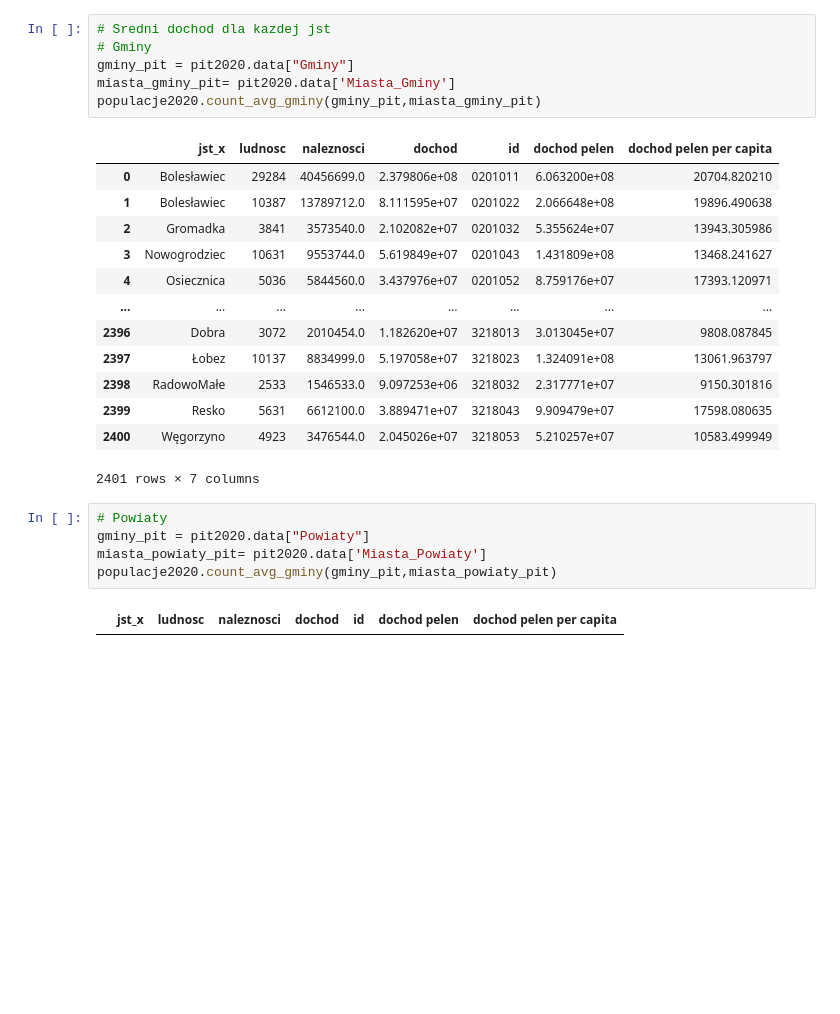
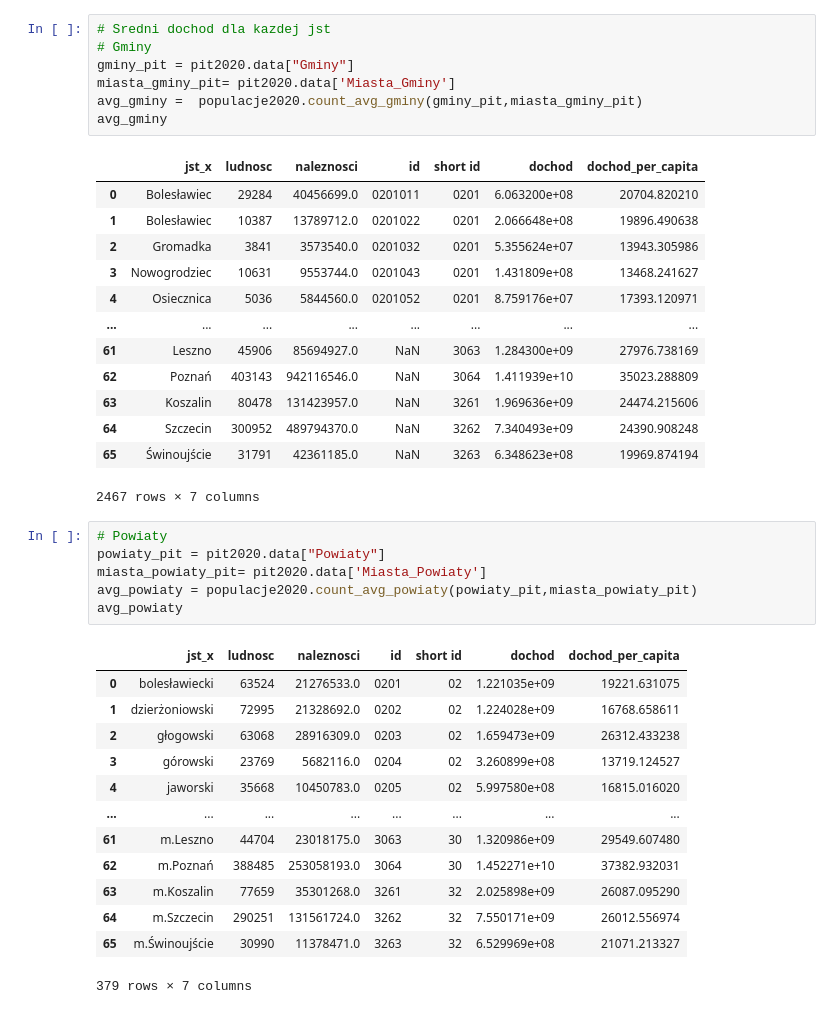
Before and after one commit to RabDou44/NYPD-finalAssignment, a Jupyter notebook: TASK2.ipynb, the cells around one changed output. Drawn from its saved outputs; the diff is of its cells as text; blank space fills up the shorter version.

```diff
--- a/TASK2.ipynb
+++ b/TASK2.ipynb
@@ -43,28 +47,42 @@ dochod - czesc subewncji uzyskanej z dochodu opodatkowanego dla danej jst
 # Gminy
 gminy_pit = pit2020.data["Gminy"]
 miasta_gminy_pit= pit2020.data['Miasta_Gminy']
-populacje2020.count_avg_gminy(gminy_pit,miasta_gminy_pit)
+avg_gminy =  populacje2020.count_avg_gminy(gminy_pit,miasta_gminy_pit)
+avg_gminy
 # %% [output]
-|  | jst_x | ludnosc | naleznosci | dochod | id | dochod pelen | dochod pelen per capita |
-| 0 | Bolesławiec | 29284 | 40456699.0 | 2.379806e+08 | 0201011 | 6.063200e+08 | 20704.820210 |
-| 1 | Bolesławiec | 10387 | 13789712.0 | 8.111595e+07 | 0201022 | 2.066648e+08 | 19896.490638 |
-| 2 | Gromadka | 3841 | 3573540.0 | 2.102082e+07 | 0201032 | 5.355624e+07 | 13943.305986 |
-| 3 | Nowogrodziec | 10631 | 9553744.0 | 5.619849e+07 | 0201043 | 1.431809e+08 | 13468.241627 |
-| 4 | Osiecznica | 5036 | 5844560.0 | 3.437976e+07 | 0201052 | 8.759176e+07 | 17393.120971 |
+|  | jst_x | ludnosc | naleznosci | id | short id | dochod | dochod_per_capita |
+| 0 | Bolesławiec | 29284 | 40456699.0 | 0201011 | 0201 | 6.063200e+08 | 20704.820210 |
+| 1 | Bolesławiec | 10387 | 13789712.0 | 0201022 | 0201 | 2.066648e+08 | 19896.490638 |
+| 2 | Gromadka | 3841 | 3573540.0 | 0201032 | 0201 | 5.355624e+07 | 13943.305986 |
+| 3 | Nowogrodziec | 10631 | 9553744.0 | 0201043 | 0201 | 1.431809e+08 | 13468.241627 |
+| 4 | Osiecznica | 5036 | 5844560.0 | 0201052 | 0201 | 8.759176e+07 | 17393.120971 |
 | ... | ... | ... | ... | ... | ... | ... | ... |
-| 2396 | Dobra | 3072 | 2010454.0 | 1.182620e+07 | 3218013 | 3.013045e+07 | 9808.087845 |
-| 2397 | Łobez | 10137 | 8834999.0 | 5.197058e+07 | 3218023 | 1.324091e+08 | 13061.963797 |
-| 2398 | RadowoMałe | 2533 | 1546533.0 | 9.097253e+06 | 3218032 | 2.317771e+07 | 9150.301816 |
-| 2399 | Resko | 5631 | 6612100.0 | 3.889471e+07 | 3218043 | 9.909479e+07 | 17598.080635 |
-| 2400 | Węgorzyno | 4923 | 3476544.0 | 2.045026e+07 | 3218053 | 5.210257e+07 | 10583.499949 |
+| 61 | Leszno | 45906 | 85694927.0 | NaN | 3063 | 1.284300e+09 | 27976.738169 |
+| 62 | Poznań | 403143 | 942116546.0 | NaN | 3064 | 1.411939e+10 | 35023.288809 |
+| 63 | Koszalin | 80478 | 131423957.0 | NaN | 3261 | 1.969636e+09 | 24474.215606 |
+| 64 | Szczecin | 300952 | 489794370.0 | NaN | 3262 | 7.340493e+09 | 24390.908248 |
+| 65 | Świnoujście | 31791 | 42361185.0 | NaN | 3263 | 6.348623e+08 | 19969.874194 |
-2401 rows × 7 columns
+2467 rows × 7 columns
 # %%
 # Powiaty
-gminy_pit = pit2020.data["Powiaty"]
+powiaty_pit = pit2020.data["Powiaty"]
 miasta_powiaty_pit= pit2020.data['Miasta_Powiaty']
-populacje2020.count_avg_gminy(gminy_pit,miasta_powiaty_pit)
+avg_powiaty = populacje2020.count_avg_powiaty(powiaty_pit,miasta_powiaty_pit)
+avg_powiaty
 # %% [output]
-|  | jst_x | ludnosc | naleznosci | dochod | id | dochod pelen | dochod pelen per capita |
+|  | jst_x | ludnosc | naleznosci | id | short id | dochod | dochod_per_capita |
+| 0 | bolesławiecki | 63524 | 21276533.0 | 0201 | 02 | 1.221035e+09 | 19221.631075 |
+| 1 | dzierżoniowski | 72995 | 21328692.0 | 0202 | 02 | 1.224028e+09 | 16768.658611 |
+| 2 | głogowski | 63068 | 28916309.0 | 0203 | 02 | 1.659473e+09 | 26312.433238 |
+| 3 | górowski | 23769 | 5682116.0 | 0204 | 02 | 3.260899e+08 | 13719.124527 |
+| 4 | jaworski | 35668 | 10450783.0 | 0205 | 02 | 5.997580e+08 | 16815.016020 |
+| ... | ... | ... | ... | ... | ... | ... | ... |
+| 61 | m.Leszno | 44704 | 23018175.0 | 3063 | 30 | 1.320986e+09 | 29549.607480 |
+| 62 | m.Poznań | 388485 | 253058193.0 | 3064 | 30 | 1.452271e+10 | 37382.932031 |
+| 63 | m.Koszalin | 77659 | 35301268.0 | 3261 | 32 | 2.025898e+09 | 26087.095290 |
+| 64 | m.Szczecin | 290251 | 131561724.0 | 3262 | 32 | 7.550171e+09 | 26012.556974 |
+| 65 | m.Świnoujście | 30990 | 11378471.0 | 3263 | 32 | 6.529969e+08 | 21071.213327 |
+379 rows × 7 columns
 # %%
 # Wojewodztwa
 wojew_pit = pit2020.data["Wojewodztwa"]
```
Also changed, not shown: parts of 11 cells of this notebook, 5 other files.
